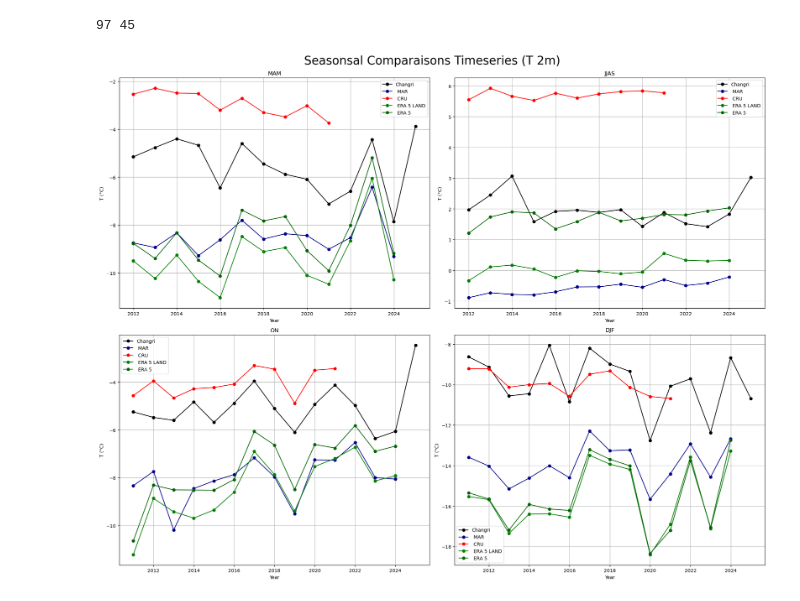
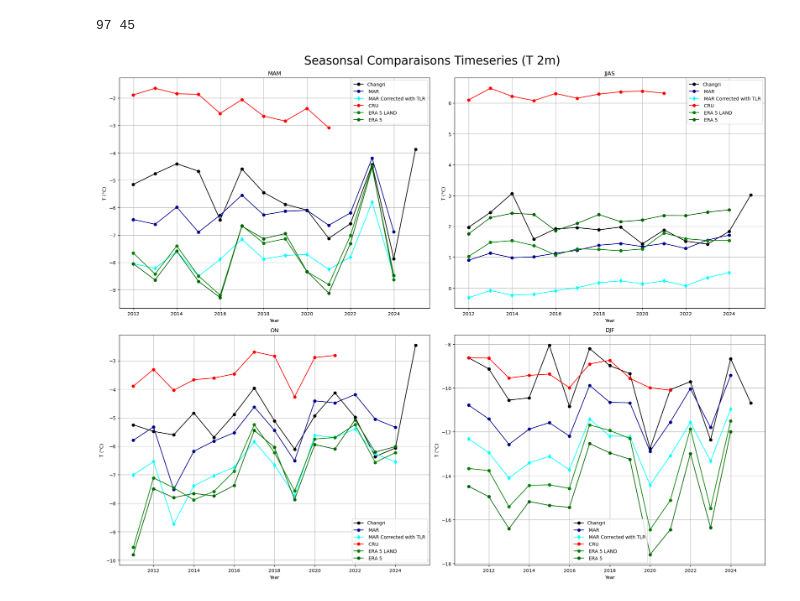
Before and after one commit to Andeol-ramb/MAR_HMA_GLACIOCLIM_Comparisons, a Jupyter notebook: Comparison_MAR_Reanalysis_Glacioclim/Comparisons_T_Changri_Multi-Models.ipynb, the cells around one changed output. Drawn from its saved outputs; the diff is of its cells as text; code cells hidden in the pictures.

```diff
--- a/Comparison_MAR_Reanalysis_Glacioclim/Comparisons_T_Changri_Multi-Models.ipynb
+++ b/Comparison_MAR_Reanalysis_Glacioclim/Comparisons_T_Changri_Multi-Models.ipynb
@@ -263,7 +245,7 @@ j, i = np.unravel_index(dist.argmin(), dist.shape)
 # For a single time step
 #value = dsM['SH'].isel(y=j, x=i)
 ## If there's a time dimension
-dsM_MAR=FieldMAR[0:, j+1, i]
+dsM_MAR=FieldMAR[0:, j, i]
 
 #units=dsM.units
 
@@ -273,5 +255,6 @@ value = ds_grM['SH'].isel(y=j, x=i)
 diff=SH_sta-value.values
 value.values,SH_sta, diff
 print(i,j)
+print(diff)
 # %% [output]
 97 45
@@ -294,7 +278,7 @@ print(m,n)
 #value = dsM['SH'].isel(y=j, x=i)
 ## If there's a time dimension
 
-dsM_CRU=FieldCRU[0:, n+1, m]
+dsM_CRU=FieldCRU[0:, n, m]
 # %% [output]
 97 45
 # %%
@@ -316,7 +300,7 @@ print(o,p)
 #value = dsM['SH'].isel(y=j, x=i)
 ## If there's a time dimension
 
-dsM_ERALAND1=FieldERALAND[0:, p+1, o]
+dsM_ERALAND1=FieldERALAND[0:, p, o]
 dsM_ERALAND=dsM_ERALAND1
 dsM_ERALAND.values=dsM_ERALAND1.values -273.15
 # %% [output]
@@ -340,7 +324,7 @@ print(q,r)
 #value = dsM['SH'].isel(y=j, x=i)
 ## If there's a time dimension
 
-dsM_ERA_51=FieldERA_5[0:, r+1, q]
+dsM_ERA_51=FieldERA_5[0:, r, q]
 dsM_ERA_5=dsM_ERA_51
 dsM_ERA_5.values=dsM_ERA_51.values -273.15
 # %% [output]
@@ -469,42 +522,43 @@ T_ERA_5_Cycle=T_ERA_5.groupby('time.month').mean()
 # %%
 #Time Series
 fig, axes = plt.subplots(2, 2, figsize=(20, 16))
 axes = axes.flatten()
 
 for thing, x in enumerate(seasons):
     ax = axes[thing]
 
-    # Station
-    da_py = seasonal_T_station['Tair'][x]
+    sta = seasonal_T_station['Tair'][x]
     # MAR
-    da_mar = seasonnal_T_MAR[x]
+    mar = seasonnal_T_MAR[x]
+    # MAR Corrected TLR
+    mar_correction=seasonnal_T_MAR_corrected[x]
     #Cru
-    da_cru= seasonnal_T_CRU[x]
+    cru= seasonnal_T_CRU[x]
     #ERA-5-LAND
-    da_ERA_5_LAND=seasonnal_T_ERA_5_LAND[x]
+    era5land=seasonnal_T_ERA_5_LAND[x]
     #ERA_5
-    da_ERA_5=seasonnal_T_ERA_5[x]
-
+    era5=seasonnal_T_ERA_5[x]
     # Tracés
-    ax.plot(da_py.time, da_py.values, linestyle='-', marker='o', label=station,color='black')
-    ax.plot(da_mar.time, da_mar.values, linestyle='-', marker='o', label=' MAR',color='darkblue')
-    ax.plot(da_cru.time, da_cru.values, linestyle='-', marker='o', label=' CRU',color='red')
-    ax.plot(da_ERA_5_LAND.time, da_ERA_5_LAND.values, linestyle='-', marker='o', label=' ERA 5 LAND',color='green')
-    ax.plot(da_ERA_5.time, da_ERA_5.values, linestyle='-', marker='o', label=' ERA 5',color='darkgreen')
+    ax.plot(sta.time, sta.values, linestyle='-', marker='o', label=station,color='black')
+    ax.plot(mar.time, mar.values, linestyle='-', marker='o', label=' MAR',color='darkblue')
+    ax.plot(mar_correction.time, mar_correction.values, linestyle='-', marker='d', label=' MAR Corrected with TLR',color='cyan')
+    ax.plot(cru.time, cru.values, linestyle='-', marker='o', label=' CRU',color='red')
+    ax.plot(era5land.time, era5land.values, linestyle='-', marker='o', label=' ERA 5 LAND',color='green')
+    ax.plot(era5.time, era5.values, linestyle='-', marker='o', label=' ERA 5',color='darkgreen')
 
     # Mise en forme
     ax.set_title(titles[x])
     ax.set_xlabel('Year')
     ax.set_ylabel('T (°C)')
     ax.grid(True)
     ax.legend()
 
 
 plt.tight_layout(rect=[0, 0, 1, 0.96])  # Maria script theft : leave space for the suptitle
 fig.suptitle('Seasonsal Comparaisons Timeseries (T 2m)',fontsize=25)
 plt.show()
 # %% [output]
-[figure, old version]
+[figure, new version]
 # %%
 #Annual cycle
 #daily_meanRR=RR.resample(time='D').sum()
```
Also changed, not shown: parts of 5 cells of this notebook, 9 other files.
